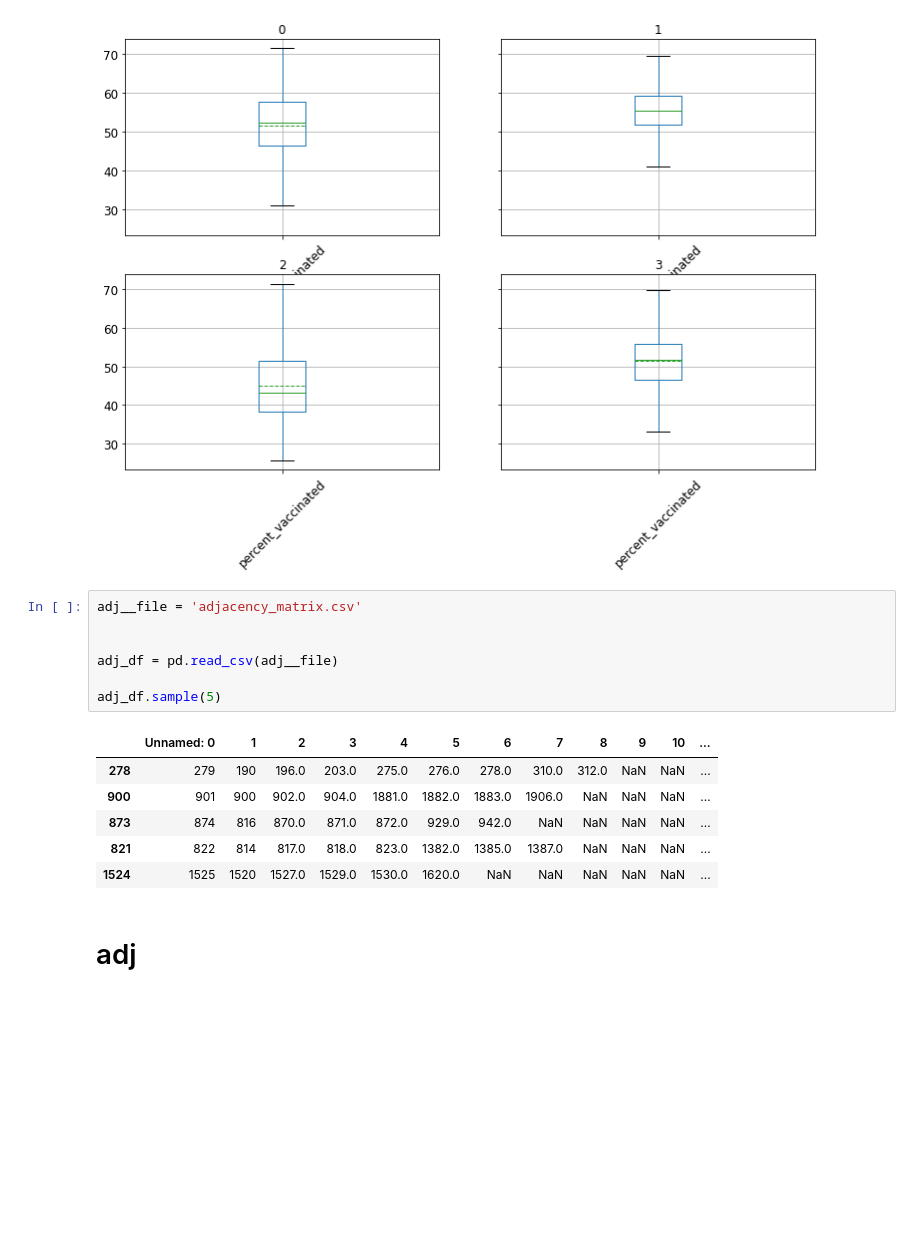
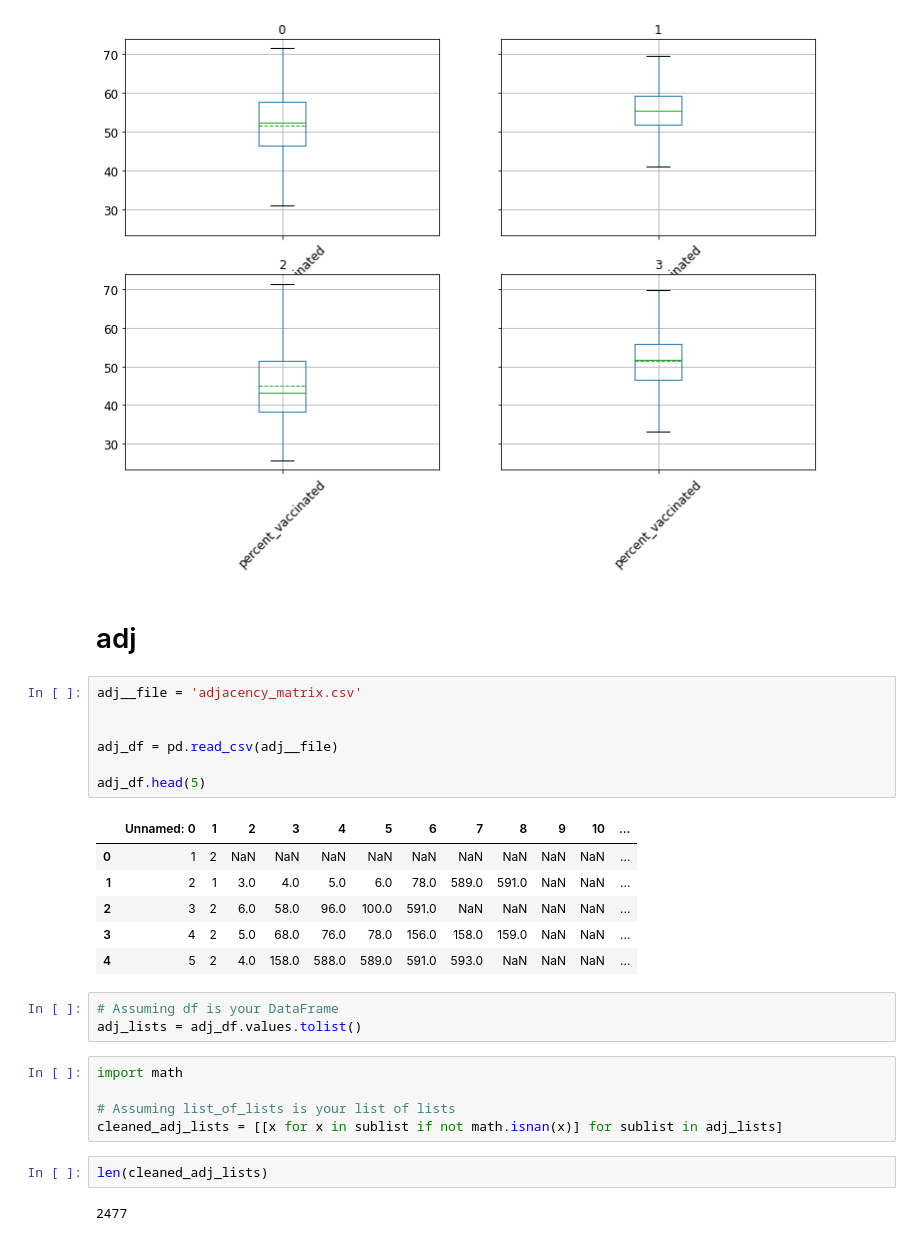
Before and after one commit to bahadurvikram/EC2024, a Jupyter notebook: Untitled-1.ipynb, the cells around one changed output. Cells and saved outputs as stored; diff of their text form; blank space fills up the shorter version.

```diff
--- a/Untitled-1.ipynb
+++ b/Untitled-1.ipynb
@@ -612,19 +612,31 @@ covidmerged_df.groupby('regs')[['percent_vaccinated']].boxplot(rot=45, fontsize=
 plt.show()
 # %% [output]
 [figure]
-# %%
-adj__file = 'adjacency_matrix.csv'
-
-
-adj_df = pd.read_csv(adj__file)
-
-adj_df.sample(5)
-# %% [output]
-|  | Unnamed: 0 | 1 | 2 | 3 | 4 | 5 | 6 | 7 | 8 | 9 | 10 | ... |
-| 278 | 279 | 190 | 196.0 | 203.0 | 275.0 | 276.0 | 278.0 | 310.0 | 312.0 | NaN | NaN | ... |
-| 900 | 901 | 900 | 902.0 | 904.0 | 1881.0 | 1882.0 | 1883.0 | 1906.0 | NaN | NaN | NaN | ... |
-| 873 | 874 | 816 | 870.0 | 871.0 | 872.0 | 929.0 | 942.0 | NaN | NaN | NaN | NaN | ... |
-| 821 | 822 | 814 | 817.0 | 818.0 | 823.0 | 1382.0 | 1385.0 | 1387.0 | NaN | NaN | NaN | ... |
-| 1524 | 1525 | 1520 | 1527.0 | 1529.0 | 1530.0 | 1620.0 | NaN | NaN | NaN | NaN | NaN | ... |
 # %% [markdown]
 # adj
+# %%
+adj__file = 'adjacency_matrix.csv'
+
+
+adj_df = pd.read_csv(adj__file)
+
+adj_df.head(5)
+# %% [output]
+|  | Unnamed: 0 | 1 | 2 | 3 | 4 | 5 | 6 | 7 | 8 | 9 | 10 | ... |
+| 0 | 1 | 2 | NaN | NaN | NaN | NaN | NaN | NaN | NaN | NaN | NaN | ... |
+| 1 | 2 | 1 | 3.0 | 4.0 | 5.0 | 6.0 | 78.0 | 589.0 | 591.0 | NaN | NaN | ... |
+| 2 | 3 | 2 | 6.0 | 58.0 | 96.0 | 100.0 | 591.0 | NaN | NaN | NaN | NaN | ... |
+| 3 | 4 | 2 | 5.0 | 68.0 | 76.0 | 78.0 | 156.0 | 158.0 | 159.0 | NaN | NaN | ... |
+| 4 | 5 | 2 | 4.0 | 158.0 | 588.0 | 589.0 | 591.0 | 593.0 | NaN | NaN | NaN | ... |
+# %%
+# Assuming df is your DataFrame
+adj_lists = adj_df.values.tolist()
+# %%
+import math
+
+# Assuming list_of_lists is your list of lists
+cleaned_adj_lists = [[x for x in sublist if not math.isnan(x)] for sublist in adj_lists]
+# %%
+len(cleaned_adj_lists)
+# %% [output]
+2477
```
Also changed, not shown: parts of 7 cells of this notebook.
